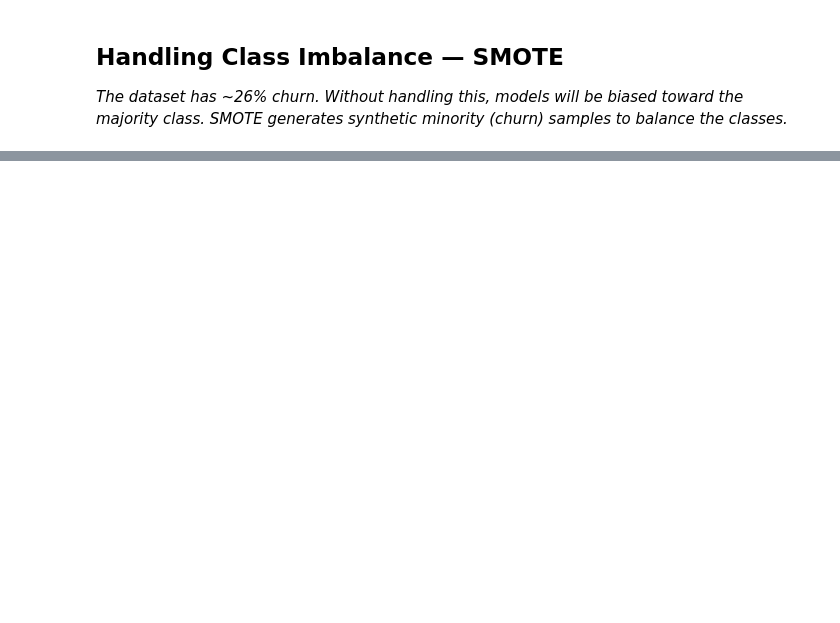
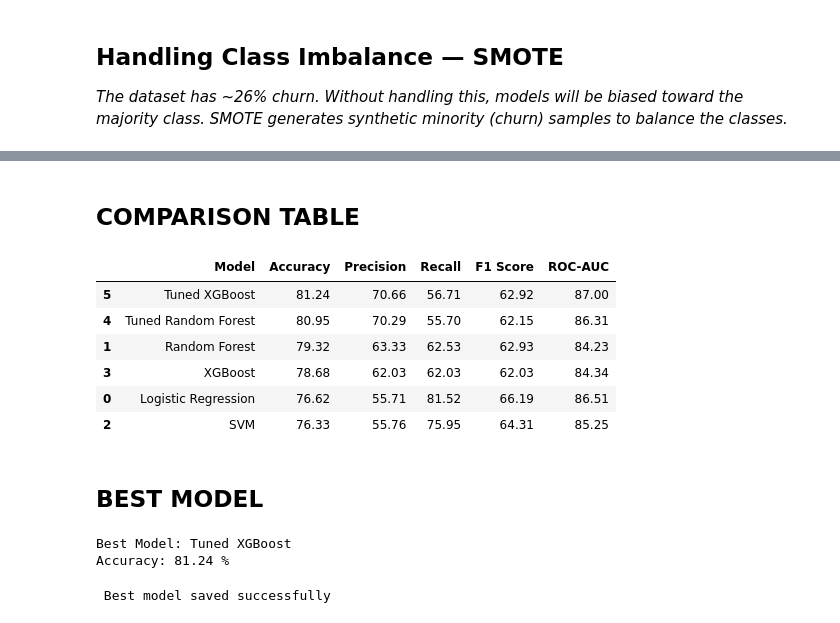
Before and after one commit to Dhivyabharathi-M/customer-churn-prediction, a Jupyter notebook: notebooks/churn_prediction.ipynb, the cells around one changed output, grey strips where cells are left out. Drawn from its saved outputs; the diff is of its cells as text; code cells hidden in the pictures; blank space fills up the shorter version.

```diff
--- a/notebooks/churn_prediction.ipynb
+++ b/notebooks/churn_prediction.ipynb
@@ -248,0 +397,36 @@ X_test = scaler.transform(X_test)
+# %%
+from sklearn.model_selection import RandomizedSearchCV
+
+rf_params = {
+    'n_estimators': [200, 300],
+    'max_depth': [10, 15, None],
+    'min_samples_split': [2, 5],
+    'min_samples_leaf': [1, 2],
+    'max_features': ['sqrt', 'log2']
+}
+
+rf_base = RandomForestClassifier(random_state=42)
+
+rf_random = RandomizedSearchCV(
+    estimator=rf_base,
+    param_distributions=rf_params,
+    n_iter=10,
+    cv=3,
+    random_state=42,
+    n_jobs=-1,
+    scoring='accuracy'
+)
+
+# TRAIN ON ORIGINAL DATA
+rf_random.fit(X_train, y_train)
+
+print("Best RF Params:", rf_random.best_params_)
+
+res_rf_tuned = evaluate_model(
+    "Tuned Random Forest",
+    rf_random.best_estimator_,
+    X_train, y_train,
+    X_test, y_test
+)
+
+results.append(res_rf_tuned)
@@ -248,0 +529,36 @@ X_test = scaler.transform(X_test)
+# %% [markdown]
+## COMPARISON TABLE
+# %%
+results_df = pd.DataFrame(results)
+
+results_df = results_df.drop(columns=['_model','_y_pred','_y_prob'], errors='ignore')
+
+results_df = results_df.sort_values(by="Accuracy", ascending=False)
+
+display(results_df)
+# %% [output]
+|  | Model | Accuracy | Precision | Recall | F1 Score | ROC-AUC |
+| 5 | Tuned XGBoost | 81.24 | 70.66 | 56.71 | 62.92 | 87.00 |
+| 4 | Tuned Random Forest | 80.95 | 70.29 | 55.70 | 62.15 | 86.31 |
+| 1 | Random Forest | 79.32 | 63.33 | 62.53 | 62.93 | 84.23 |
+| 3 | XGBoost | 78.68 | 62.03 | 62.03 | 62.03 | 84.34 |
+| 0 | Logistic Regression | 76.62 | 55.71 | 81.52 | 66.19 | 86.51 |
+| 2 | SVM | 76.33 | 55.76 | 75.95 | 64.31 | 85.25 |
+# %% [markdown]
+## BEST MODEL
+# %%
+best_model_row = pd.DataFrame(results).sort_values(by="Accuracy", ascending=False).iloc[0]
+
+print("Best Model:", best_model_row['Model'])
+print("Accuracy:", best_model_row['Accuracy'], "%")
+# %% [output]
+Best Model: Tuned XGBoost
+Accuracy: 81.24 %
+# %%
+import pickle
+
+best_model = best_model_row['_model']
+pickle.dump(best_model, open('../models/best_model.pkl', 'wb'))
+print(" Best model saved successfully")
+# %% [output]
+ Best model saved successfully
```
Also changed, not shown: parts of 27 cells of this notebook, 1 other file.
